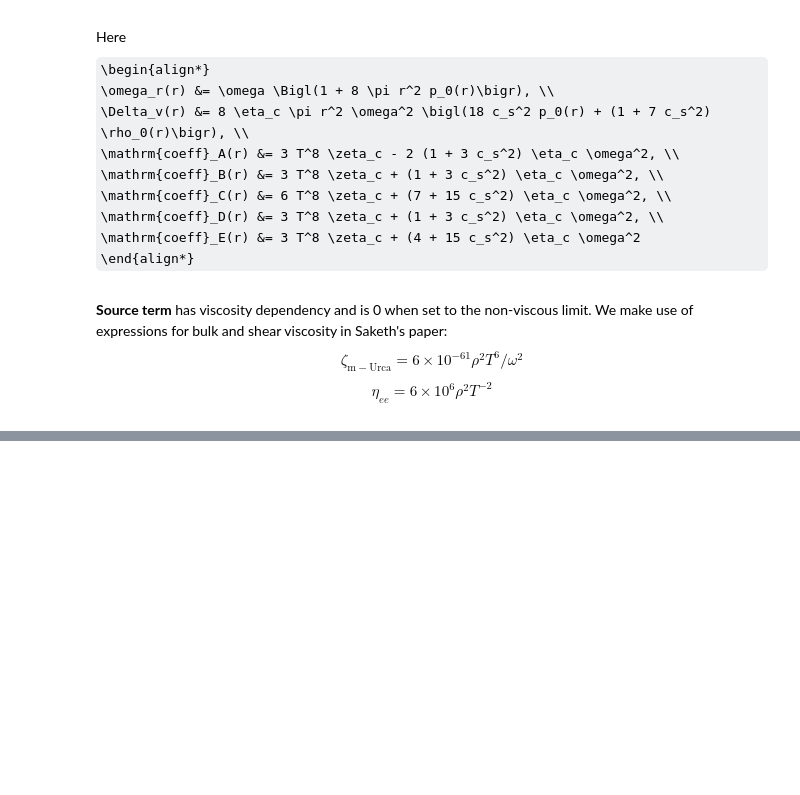
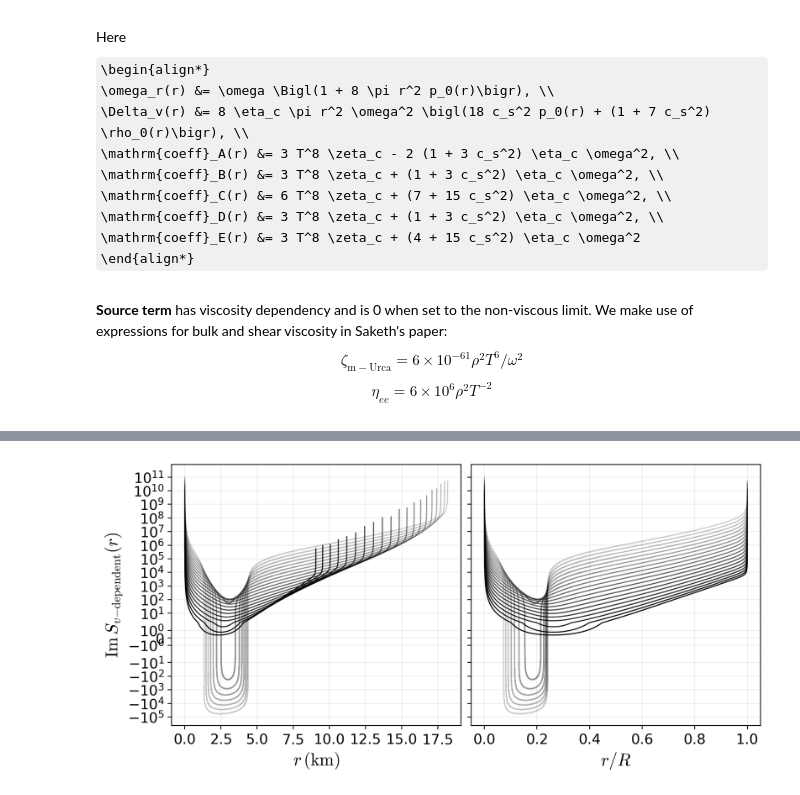
Before and after one commit to chih-uva/TLN-TDN-equation-solver, a Jupyter notebook: python/solver-w0.ipynb, the cells around one changed output, grey strips where cells are left out. Cells and saved outputs as stored; diff of their text form; code cells hidden in the pictures; some formulas as TeX source; blank space fills up the shorter version.

```diff
--- a/python/solver-w0.ipynb
+++ b/python/solver-w0.ipynb
@@ -851,0 +1184,44 @@ plt.show()
+# %%
+fig, axs = plt.subplots(1, 2, figsize=(8.5, 4), dpi=220, layout="constrained", sharey=True)
+plt.rcParams["mathtext.fontset"] = "cm"
+
+for nnn in range(0, 20):
+    sourceOnlyV_vals = np.array(SourceOnlyVGrid[nnn])
+    RArr = np.array(Rgrid[nnn])
+    r_eval = RArr[:sourceOnlyV_vals.shape[0]]
+
+    axs[0].plot(
+        r_eval[5:-5],
+        np.imag(sourceOnlyV_vals)[5:-5],
+        lw=1,
+        alpha=0.2 + nnn * 0.8 / 20,
+        ls="-",
+        color="black",
+        zorder=5
+    )
+
+    axs[1].plot(
+        r_eval[5:-5] / RArr[-2],
+        np.imag(sourceOnlyV_vals)[5:-5],
+        lw=1,
+        alpha=0.2 + nnn * 0.8 / 20,
+        ls="-",
+        color="black",
+        zorder=5
+    )
+
+axs[0].grid(zorder=-100, alpha=0.2)
+axs[0].set_xlabel("$r\,(\mathrm{km})$", fontfamily="CMU Bright", fontsize=16)
+axs[0].set_ylabel("$\operatorname{Im} S_{v\mathrm{-dependent}}(r)$", fontfamily="CMU Bright", fontsize=16)
+
+axs[1].grid(zorder=-100, alpha=0.2)
+axs[1].set_xlabel("$r/R$", fontfamily="CMU Bright", fontsize=16)
+
+for ax in axs:
+    ax.set_yscale("symlog")
+    for lbl in ax.get_xticklabels() + ax.get_yticklabels():
+        lbl.set_fontsize(13)
+
+plt.show()
+# %% [output]
+[figure, added]
```
Also changed, not shown: parts of 17 cells of this notebook, 11 other files.
